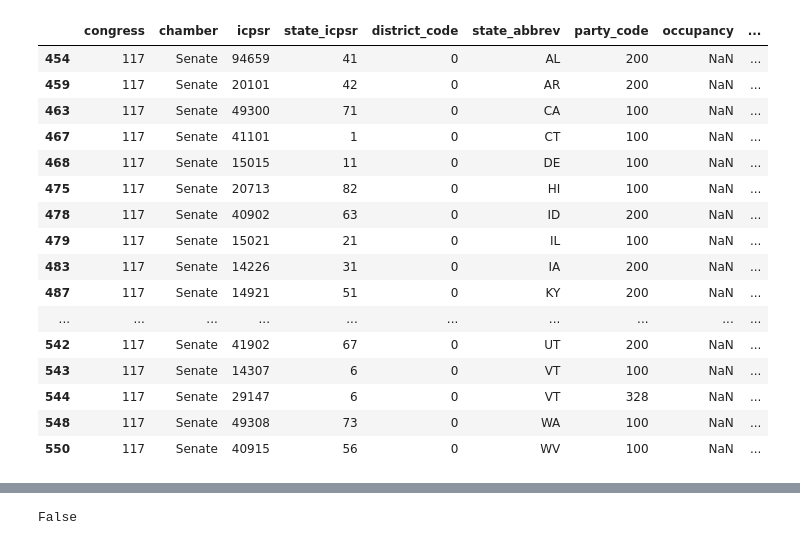
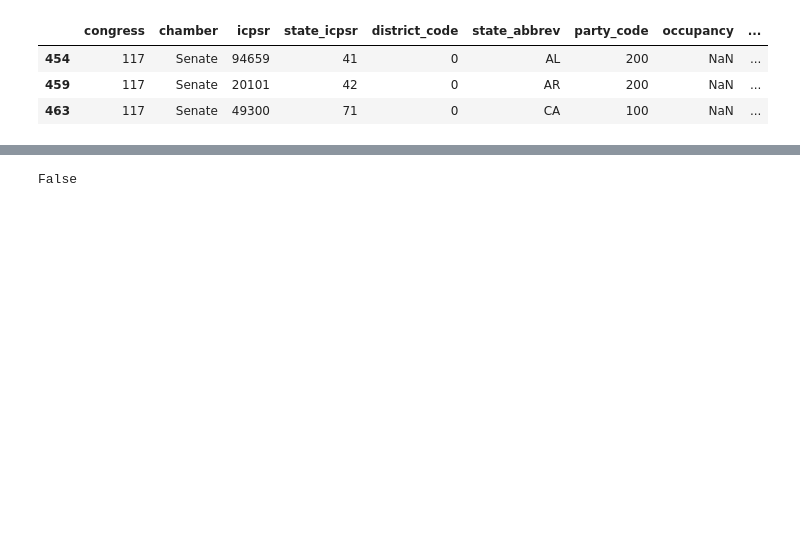
Before and after one commit to LuzMelo/contrans, a Jupyter notebook: app/datawrangling.ipynb, the cells around one changed output, grey strips where cells are left out. Cells and saved outputs as stored; diff of their text form; code cells hidden in the pictures; blank space fills up the shorter version.

```diff
--- a/app/datawrangling.ipynb
+++ b/app/datawrangling.ipynb
@@ -103,21 +90,8 @@ members_vv.sort_values('nominate_dim1',ascending=True)
 # %%
-members_vv.query(" chamber == 'Senate' & born <= 1950 ")
+members_vv.query(" chamber == 'Senate' & born <= '1950' ").head(3)
 # %% [output]
 |  | congress | chamber | icpsr | state_icpsr | district_code | state_abbrev | party_code | occupancy | ... |
 | 454 | 117 | Senate | 94659 | 41 | 0 | AL | 200 | NaN | ... |
 | 459 | 117 | Senate | 20101 | 42 | 0 | AR | 200 | NaN | ... |
 | 463 | 117 | Senate | 49300 | 71 | 0 | CA | 100 | NaN | ... |
-| 467 | 117 | Senate | 41101 | 1 | 0 | CT | 100 | NaN | ... |
-| 468 | 117 | Senate | 15015 | 11 | 0 | DE | 100 | NaN | ... |
-| 475 | 117 | Senate | 20713 | 82 | 0 | HI | 100 | NaN | ... |
-| 478 | 117 | Senate | 40902 | 63 | 0 | ID | 200 | NaN | ... |
-| 479 | 117 | Senate | 15021 | 21 | 0 | IL | 100 | NaN | ... |
-| 483 | 117 | Senate | 14226 | 31 | 0 | IA | 200 | NaN | ... |
-| 487 | 117 | Senate | 14921 | 51 | 0 | KY | 200 | NaN | ... |
-| ... | ... | ... | ... | ... | ... | ... | ... | ... | ... |
-| 542 | 117 | Senate | 41902 | 67 | 0 | UT | 200 | NaN | ... |
-| 543 | 117 | Senate | 14307 | 6 | 0 | VT | 100 | NaN | ... |
-| 544 | 117 | Senate | 29147 | 6 | 0 | VT | 328 | NaN | ... |
-| 548 | 117 | Senate | 49308 | 73 | 0 | WA | 100 | NaN | ... |
-| 550 | 117 | Senate | 40915 | 56 | 0 | WV | 100 | NaN | ... |
 # %%
```
Also changed, not shown: parts of 28 cells of this notebook, 2 other files.
